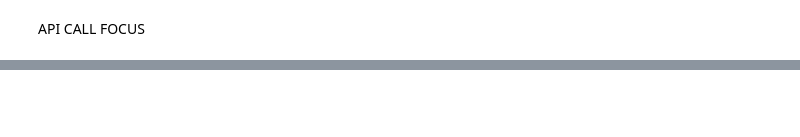
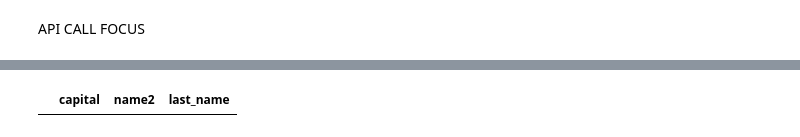
Before and after one commit to annikarichardson2024/Project1, a Jupyter notebook: SQL_Connect.ipynb, the cells around one changed output, grey strips where cells are left out. Cells and saved outputs as stored; diff of their text form; code cells hidden in the pictures; blank space fills up the shorter version.

```diff
--- a/SQL_Connect.ipynb
+++ b/SQL_Connect.ipynb
@@ -246,0 +288,8 @@ memory usage: 5.8+ KB
+# %%
+conn = pymysql.connect(host=host_name, user=user_id, password=pwd, database=db_name)
+df2 = pd.read_sql("SELECT * FROM CountryAPI;", conn)
+
+conn.close()
+df2.head()
+# %% [output]
+|  | capital | name2 | last_name |
```
Also changed, not shown: parts of 14 cells of this notebook.
